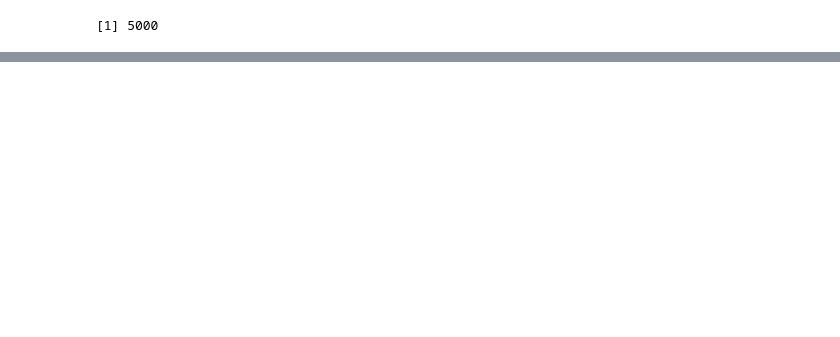
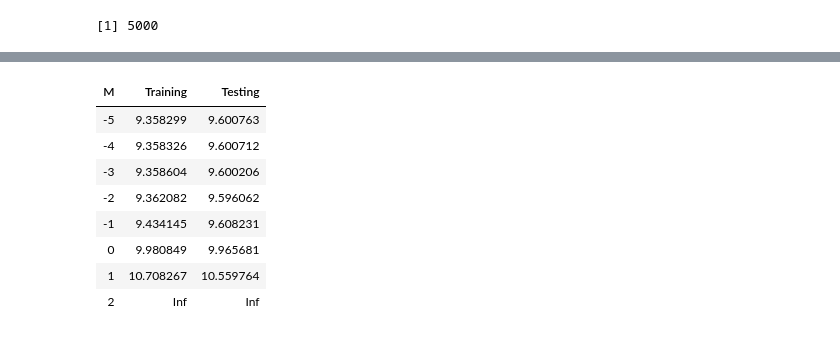
Before and after one commit to CryoliteZ/Statistical-Learning-R, a Jupyter notebook: HW3/hw3.ipynb, the cells around one changed output, grey strips where cells are left out. Cells and saved outputs as stored; diff of their text form; code cells hidden in the pictures; blank space fills up the shorter version.

```diff
--- a/HW3/hw3.ipynb
+++ b/HW3/hw3.ipynb
@@ -337,0 +265,63 @@ Warning message in (y_train[1] - w %*% (x_train[1, ])) * x_train[1, ]:
+# %%
+
+RMSE <- function(x_data, y_data, w){
+    RMSE = 0
+    SE = 0
+    x_data = as.matrix(x_data)
+    y_data = as.matrix(y_data)
+    for(t in 1:nrow(y_data)){
+       SE =  SE + (y_data[t] - (w %*%  x_data[t,])) **2
+    }
+    RMSE = sqrt(SE / nrow(x_data))
+    return(RMSE)
+}
+
+
+# training function
+train <- function(x_train, y_train, lambda = 1, lr = 0.00001, epochs = 300){
+    nfeat = ncol(x_train)
+    w = rep(0, nfeat)
+    lambda = 10 ** lambda
+    x_train = as.matrix(x_train)
+    # gradient descend
+    for(it in 1:epochs){
+        w_grad = rep(0, nfeat)
+        for(n in 1:nrow(x_train)){
+           w_grad =  w_grad - drop( y_train[n]-  w %*% (x_train[n,])) * x_train[n,] + lambda * w
+        }
+        w = w - lr * w_grad
+    }
+
+    result = list(train_RMSE = RMSE(x_train, y_train, w), test_RMSE = RMSE(x_test, y_test, w) )
+    return(result)
+
+}
+
+
+data = preprocess_data(msong_train, 5000)
+x_train = data$x_train
+y_train = data$y_train
+x_test = data$x_test
+y_test = data$y_test
+
+df <- data.frame(M=integer(),
+                 Training=double(),
+                 Testing=double())
+
+
+lambdas  = c(-5, -4, -3, -2, -1, 0, 1, 2)
+for (i in 1:length(lambdas)){
+    result =  train(x_train, y_train,lambda = lambdas[i] )
+    df <-rbind(df, data.frame(M = lambdas[i], Training= result$train_RMSE, Testing=result$test_RMSE))
+}
+df
+# %% [output]
+| M | Training | Testing |
+| -5 | 9.358299 | 9.600763 |
+| -4 | 9.358326 | 9.600712 |
+| -3 | 9.358604 | 9.600206 |
+| -2 | 9.362082 | 9.596062 |
+| -1 | 9.434145 | 9.608231 |
+| 0 | 9.980849 | 9.965681 |
+| 1 | 10.708267 | 10.559764 |
+| 2 | Inf | Inf |
```
Also changed, not shown: parts of 10 cells of this notebook, 4 other files.
